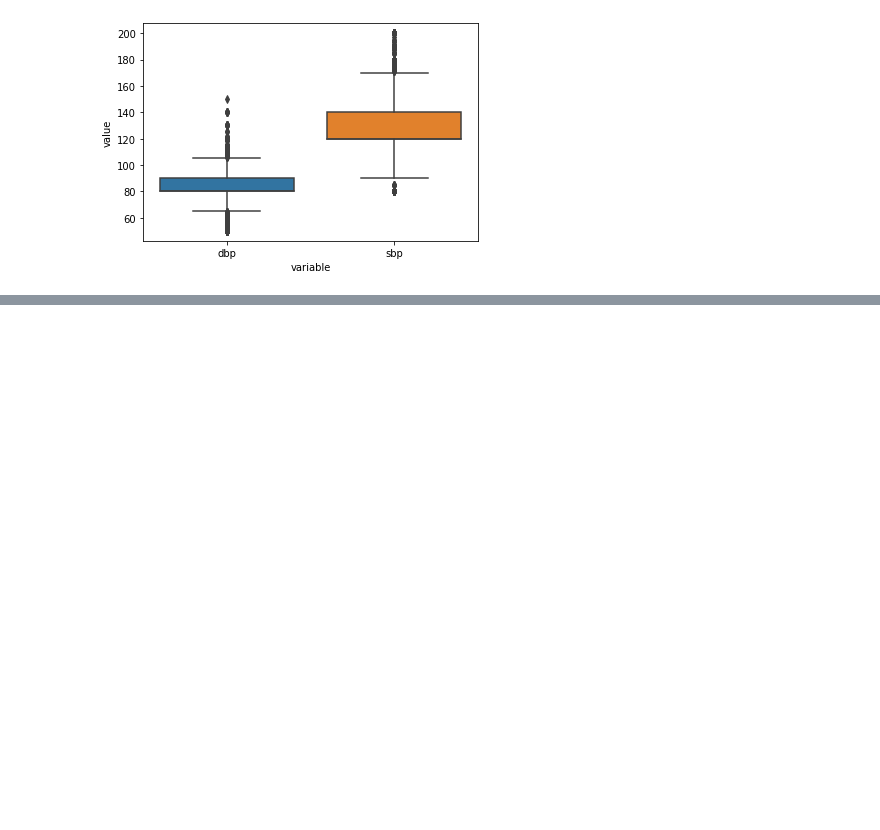
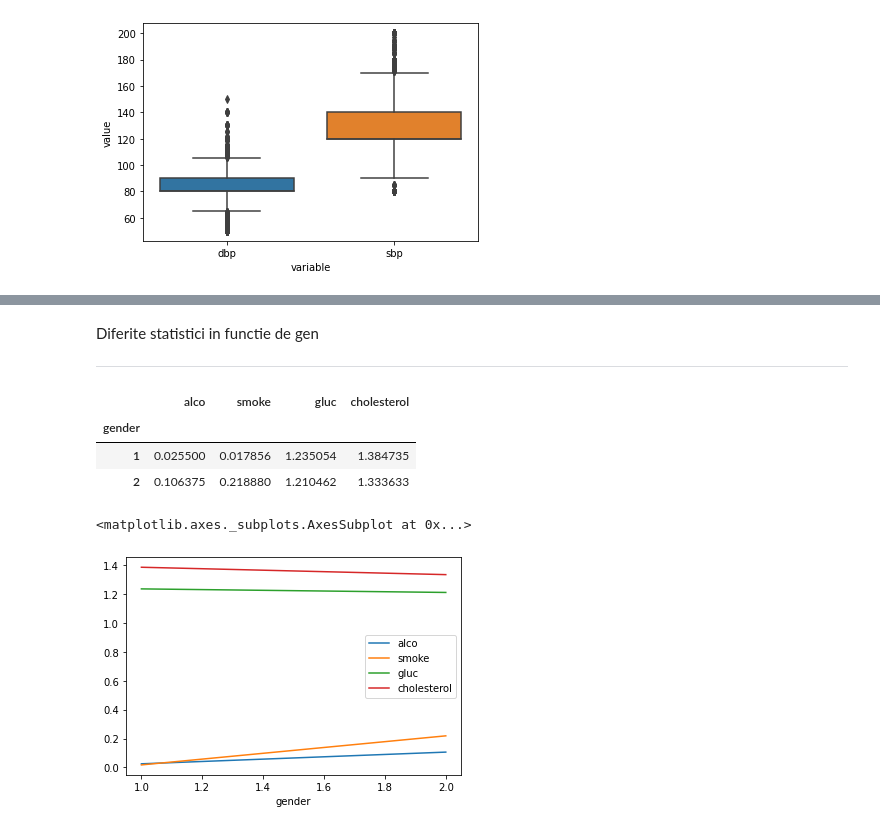
Before and after one commit to bojiix/RAM-OSI-BAN-AI, a Jupyter notebook: SDP_team_project_Group9.ipynb, the cells around one changed output, grey strips where cells are left out. Drawn from its saved outputs; the diff is of its cells as text; code cells hidden in the pictures; blank space fills up the shorter version.

```diff
--- a/SDP_team_project_Group9.ipynb
+++ b/SDP_team_project_Group9.ipynb
@@ -378,0 +403,17 @@ data.describe()
+# %% [markdown]
+Diferite statistici in functie de gen
+
+---
+# %%
+gender_stats = df.groupby('gender')['alco','smoke','gluc','cholesterol']
+gender_stats.mean()
+# %% [output]
+|  | alco | smoke | gluc | cholesterol |
+| gender |  |  |  |  |
+| 1 | 0.025500 | 0.017856 | 1.235054 | 1.384735 |
+| 2 | 0.106375 | 0.218880 | 1.210462 | 1.333633 |
+# %%
+gender_stats.mean().plot()
+# %% [output]
+<matplotlib.axes._subplots.AxesSubplot at 0x...>
+[figure, added]
```
Also changed, not shown: parts of 23 cells of this notebook.
